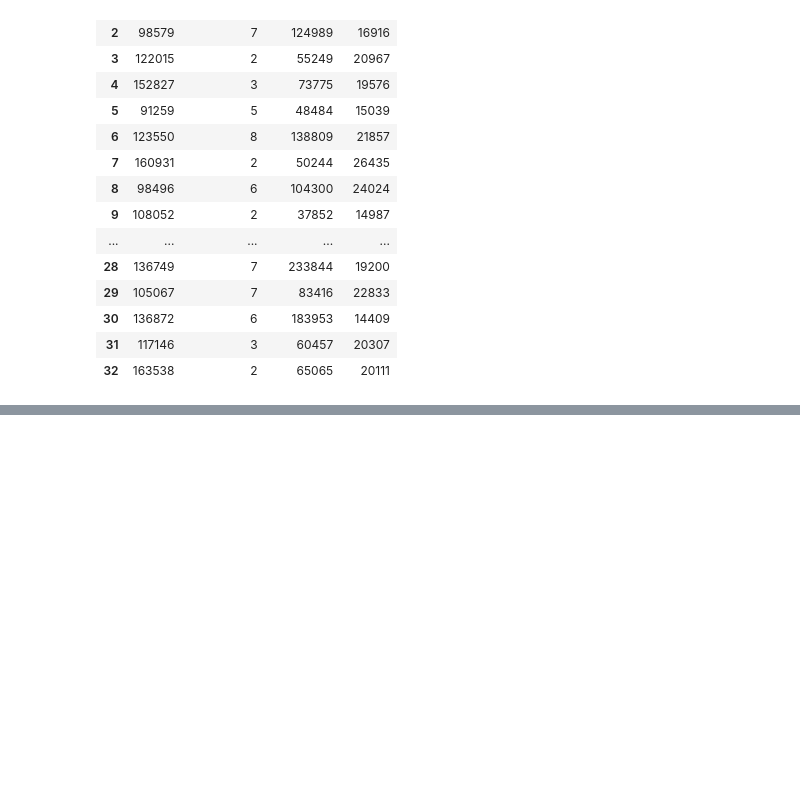
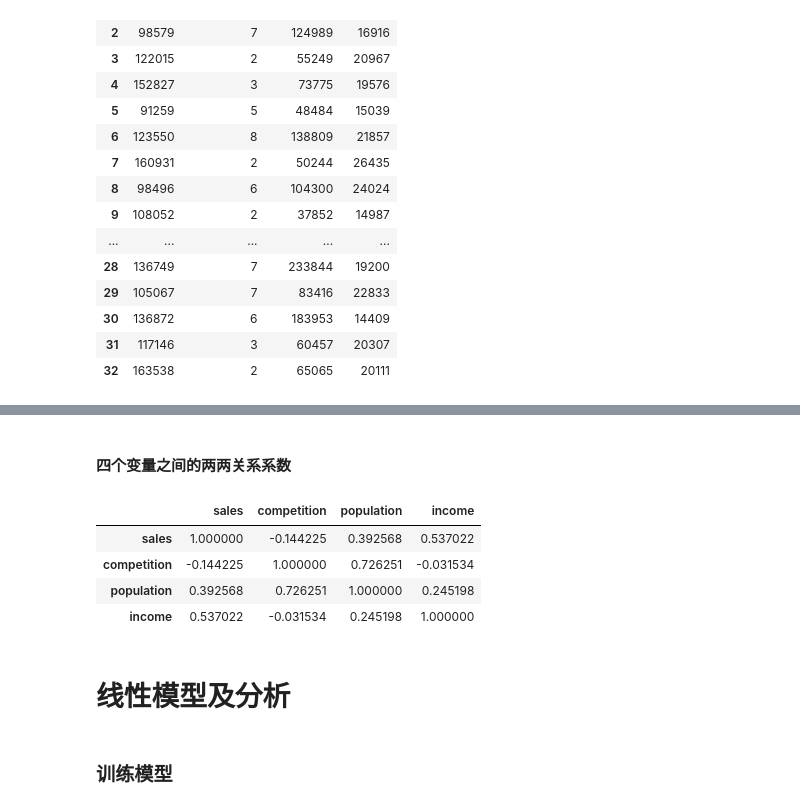
Before and after one commit to SlotherCui/-, a Jupyter notebook: 数据科学/market/13.预测消费规模/MDS_Chapter_13/Mark_13.ipynb, the cells around one changed output, grey strips where cells are left out. Cells and saved outputs as stored; diff of their text form; code cells hidden in the pictures; blank space fills up the shorter version.

```diff
--- a/数据科学/market/13.预测消费规模/MDS_Chapter_13/Mark_13.ipynb
+++ b/数据科学/market/13.预测消费规模/MDS_Chapter_13/Mark_13.ipynb
@@ -25,0 +57,12 @@ data
+# %% [markdown]
+#### 四个变量之间的两两关系系数
+# %%
+data.corr()
+# %% [output]
+|  | sales | competition | population | income |
+| sales | 1.000000 | -0.144225 | 0.392568 | 0.537022 |
+| competition | -0.144225 | 1.000000 | 0.726251 | -0.031534 |
+| population | 0.392568 | 0.726251 | 1.000000 | 0.245198 |
+| income | 0.537022 | -0.031534 | 0.245198 | 1.000000 |
+# %% [markdown]
+# 线性模型及分析
@@ -25,0 +80,2 @@ data
+# %% [markdown]
+### 训练模型
```
Also changed, not shown: parts of 17 cells of this notebook, 9 other files.
